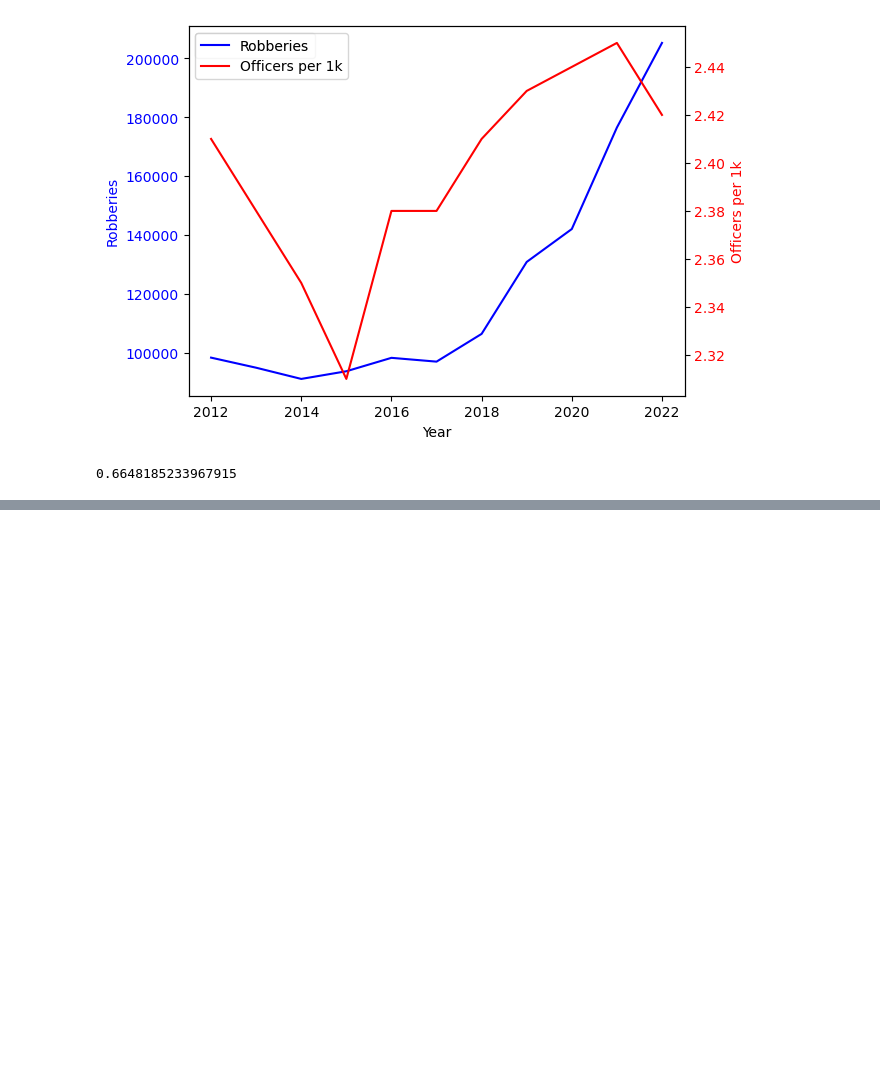
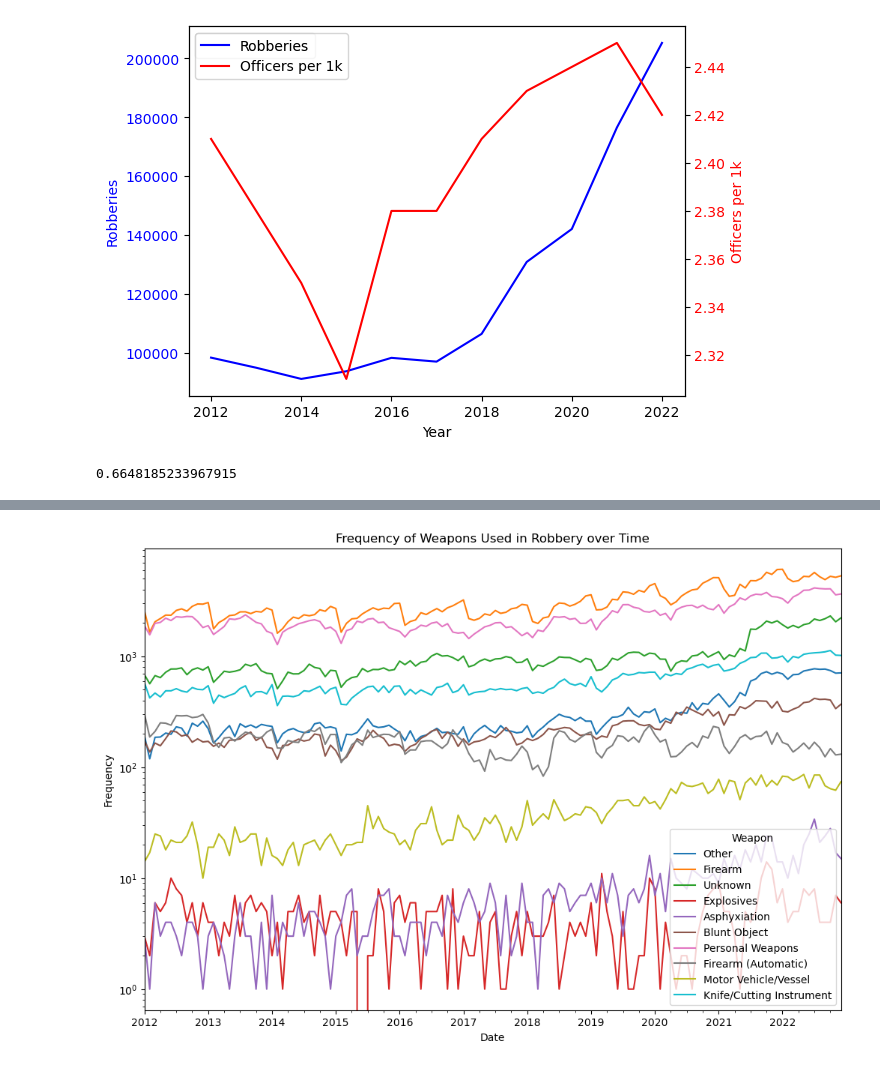
Before and after one commit to Ind-E/Python-Crime, a Jupyter notebook: crime.ipynb, the cells around one changed output, grey strips where cells are left out. Cells and saved outputs as stored; diff of their text form; code cells hidden in the pictures; blank space fills up the shorter version.

Commit message:
graph for weapons over time

```diff
--- a/crime.ipynb
+++ b/crime.ipynb
@@ -153,0 +162,24 @@ NameError: name 'weapons_df' is not defined
+# %%
+weapons_df['Firearm'] = weapons_df[['Firearm', 'Rifle', 'Handgun', 'Shotgun', 'Other Firearm']].sum(axis=1)
+weapons_df.drop(['Rifle', 'Handgun', 'Shotgun', 'Other Firearm'], axis=1, inplace=True)
+# %%
+weapons_df['Firearm (Automatic)'] = weapons_df[['Rifle (Automatic)', 'Handgun (Automatic)', 'Shotgun (Automatic)', 'Firearm (Automatic)', 'Other Firearm (Automatic)']].sum(axis=1)
+weapons_df.drop(['Rifle (Automatic)', 'Handgun (Automatic)', 'Shotgun (Automatic)', 'Other Firearm (Automatic)'], axis=1, inplace=True)
+# %%
+weapons_df['Unknown'] = weapons_df[['Unknown', 'None']].sum(axis=1)
+weapons_df.drop(['None'], axis=1, inplace=True)
+# %%
+weapons_df.drop(['Pushed or Thrown Out Window', 'Unarmed', 'Drowning', 'Lethal Cutting Instrument', 'Club/Blackjack/Brass Knuckles',
+                'Strangulation - Include Hanging', 'Drugs/Narcotics/Sleeping Pills', 'Fire/Incendiary Device', 'Poison'], axis=1, inplace=True)
+# %%
+weapons_df.plot(kind='line', figsize=(12, 8))
+
+plt.xlabel('Date')
+plt.ylabel('Frequency')
+plt.title('Frequency of Weapons Used in Robbery over Time')
+plt.legend(title='Weapon')
+plt.yscale('log')
+
+plt.show()
+# %% [output]
+[figure, added]
```
Also changed, not shown: parts of 3 cells of this notebook.
